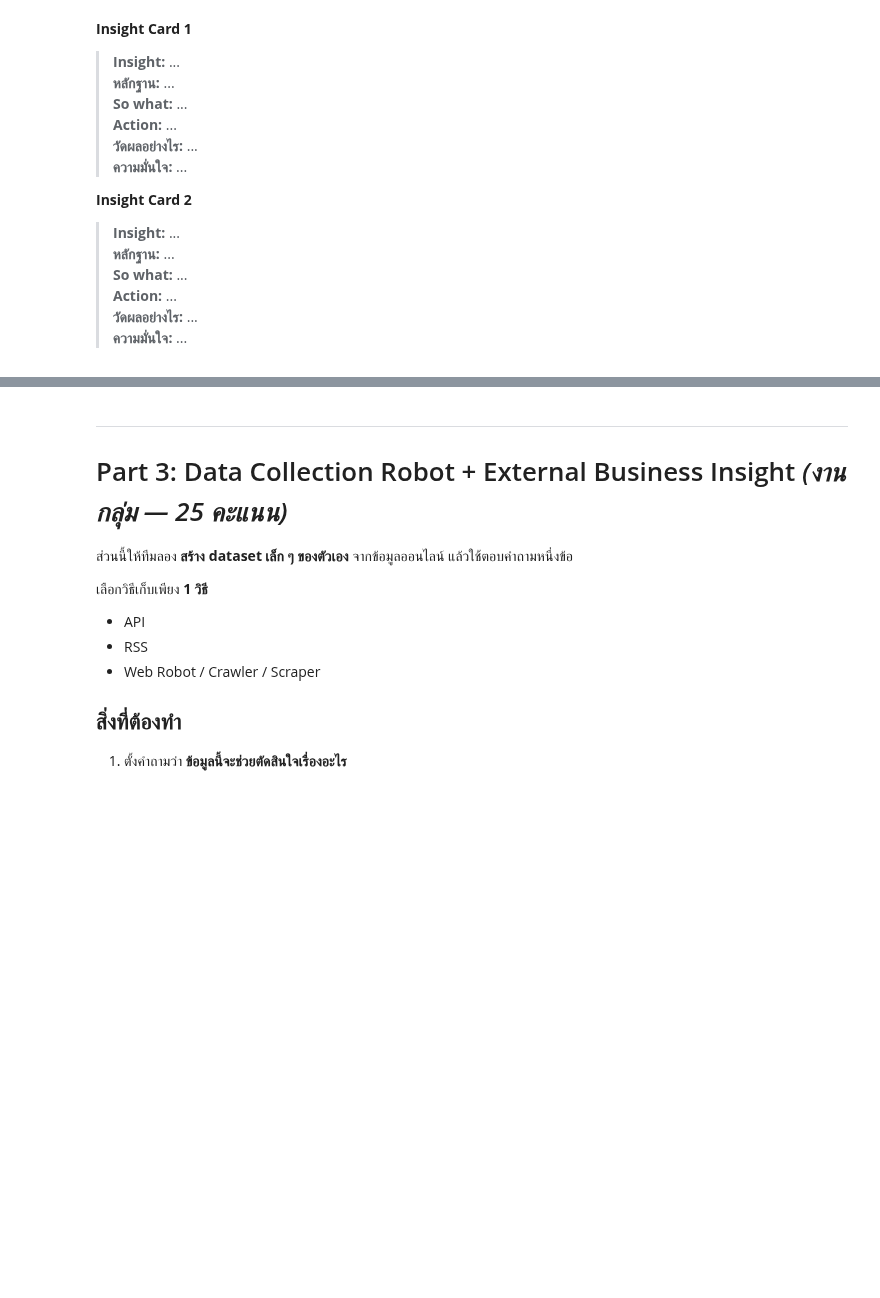
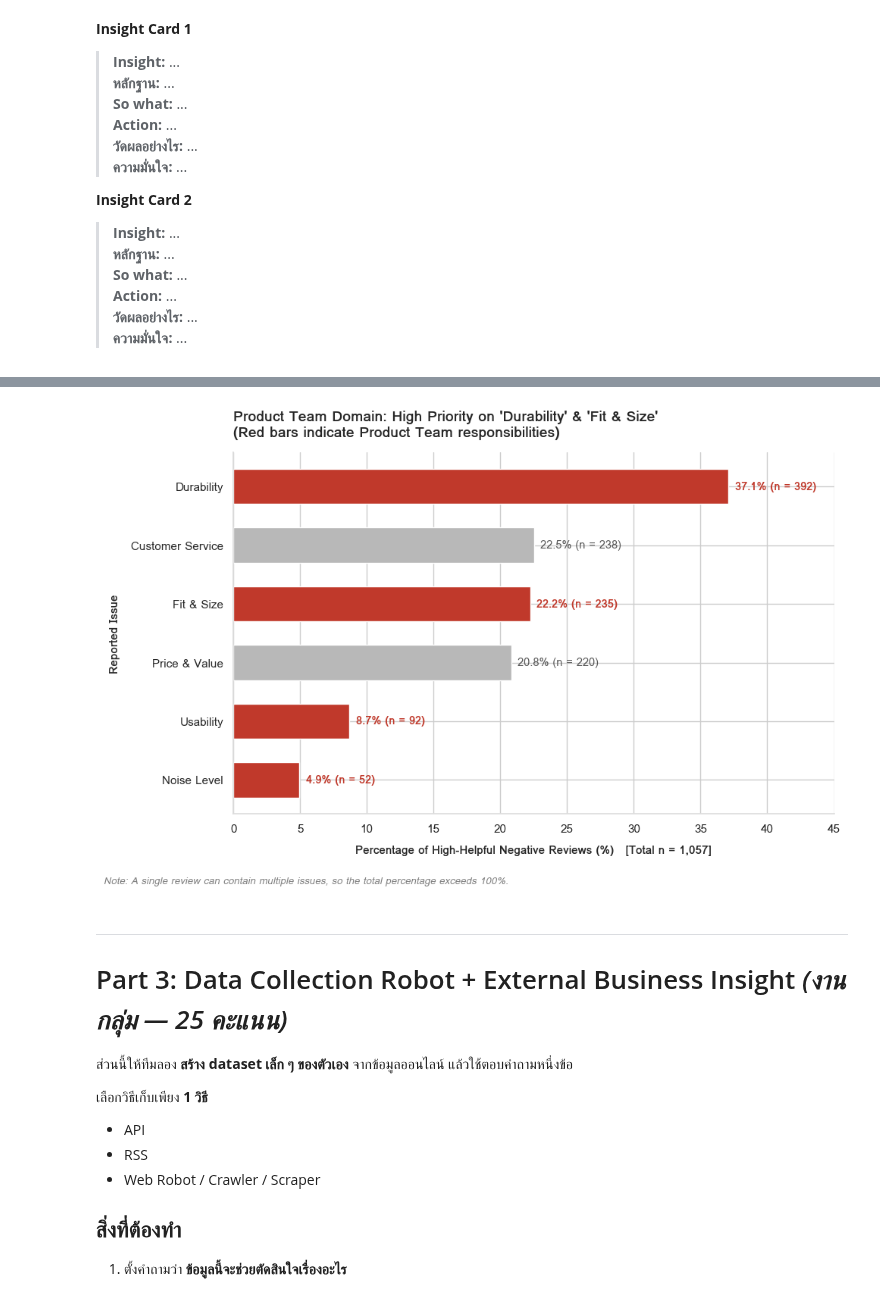
Before and after one commit to doperjerr/Project1-Text_Analytics69, a Jupyter notebook: project1_text_analytics69.ipynb, the cells around one changed output, grey strips where cells are left out. Drawn from its saved outputs; the diff is of its cells as text; code cells hidden in the pictures; blank space fills up the shorter version.

```diff
--- a/project1_text_analytics69.ipynb
+++ b/project1_text_analytics69.ipynb
@@ -1566,3 +1520,71 @@ plt.show()
+# %%
+import pandas as pd
+import matplotlib.pyplot as plt
+
+# =====================================================
+# Graph 2: Issues to Invest in (Insight Card 2)
+# =====================================================
+
+# กำหนดสี
+HIGHLIGHT = "#C0392B"   # สีแดง (สำหรับปัญหาของทีม Product)
+MUTED = "#B8B8B8"       # สีเทา (สำหรับปัญหาของทีมอื่น)
+
+issue = pd.DataFrame({
+    "issue": ["Durability", "Customer Service", "Fit & Size", "Price & Value", "Usability", "Noise Level"],
+    "count": [392, 238, 235, 220, 92, 52],
+})
+
+N_TOTAL = 1057
+issue["pct"] = issue["count"] / N_TOTAL * 100
+
+# เรียงจากน้อยไปมาก
+issue = issue.sort_values("pct")
+
+# ไฮไลต์ทุกปัญหาที่เป็นความรับผิดชอบของทีม Product
+product_team_issues = ("Durability", "Fit & Size", "Usability", "Noise Level")
+colors = [HIGHLIGHT if i in product_team_issues else MUTED for i in issue["issue"]]
+
+fig, ax = plt.subplots(figsize=(10, 6.5))
+bars = ax.barh(issue["issue"], issue["pct"], color=colors, height=0.6)
+
+# เติมตัวเลขและ n ท้ายแท่งกราฟ
+for bar, p, c, issue_name in zip(bars, issue["pct"], issue["count"], issue["issue"]):
+    # ทำให้ตัวเลขของแท่งที่ไฮไลต์เป็นตัวหนาและสีแดง
+    is_product_issue = issue_name in product_team_issues
+    font_weight = "bold" if is_product_issue else "normal"
+    text_color = HIGHLIGHT if is_product_issue else "#555555"
+
+    ax.text(bar.get_width() + 0.5, bar.get_y() + bar.get_height() / 2,
+            f"{p:.1f}% (n = {c})", va="center", fontsize=10.5,
+            fontweight=font_weight, color=text_color)
+
+# ปรับ Title ให้ครอบคลุมว่าไฮไลต์สีแดงคือขอบเขตของทีม Product
+ax.set_title("Product Team Domain: High Priority on 'Durability' & 'Fit & Size'\n(Red bars indicate Product Team responsibilities)",
+             fontsize=14, fontweight="bold", loc="left", pad=15)
+
+# แกน X และ Y
+ax.set_xlabel(f"Percentage of High-Helpful Negative Reviews (%)   [Total n = {N_TOTAL:,}]",
+              fontsize=11, fontweight="bold", labelpad=10)
+ax.set_ylabel("Reported Issue", fontsize=11, fontweight="bold", labelpad=10)
+
+# ขยายพื้นที่แกน X ไม่ให้ข้อความตกขอบ
+ax.set_xlim(0, 45)
+
+# ลบเส้นขอบกราฟด้านบนและขวา
+ax.spines["top"].set_visible(False)
+ax.spines["right"].set_visible(False)
+ax.spines["left"].set_color("#DDDDDD")
+ax.spines["bottom"].set_color("#DDDDDD")
+
+# หมายเหตุด้านล่าง
+fig.text(0.01, 0.01, "Note: A single review can contain multiple issues, so the total percentage exceeds 100%.",
+         fontsize=9.5, color="gray", style="italic")
+
+plt.tight_layout(rect=(0, 0.04, 1, 1))
+plt.savefig("chart2_issue_share_all_product.png", dpi=300)
+plt.show()
+# %% [output]
+[figure, added]
 # %% [markdown]
 ---
 # Part 3: Data Collection Robot + External Business Insight *(งานกลุ่ม — 25 คะแนน)*
```
Also changed, not shown: parts of 9 cells of this notebook.
